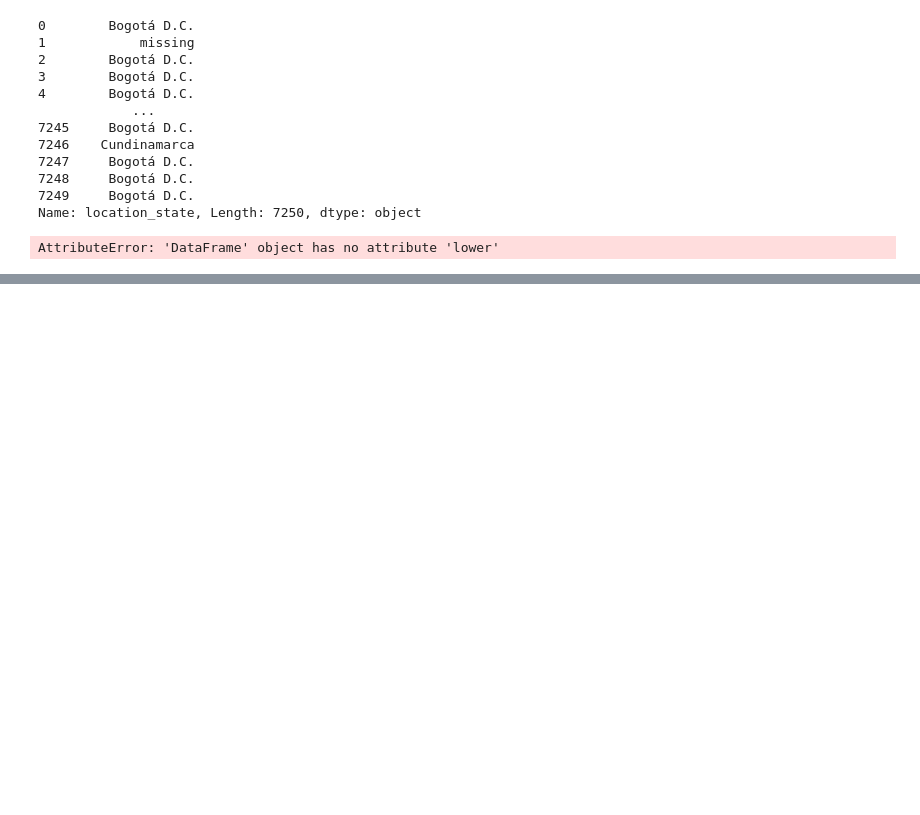
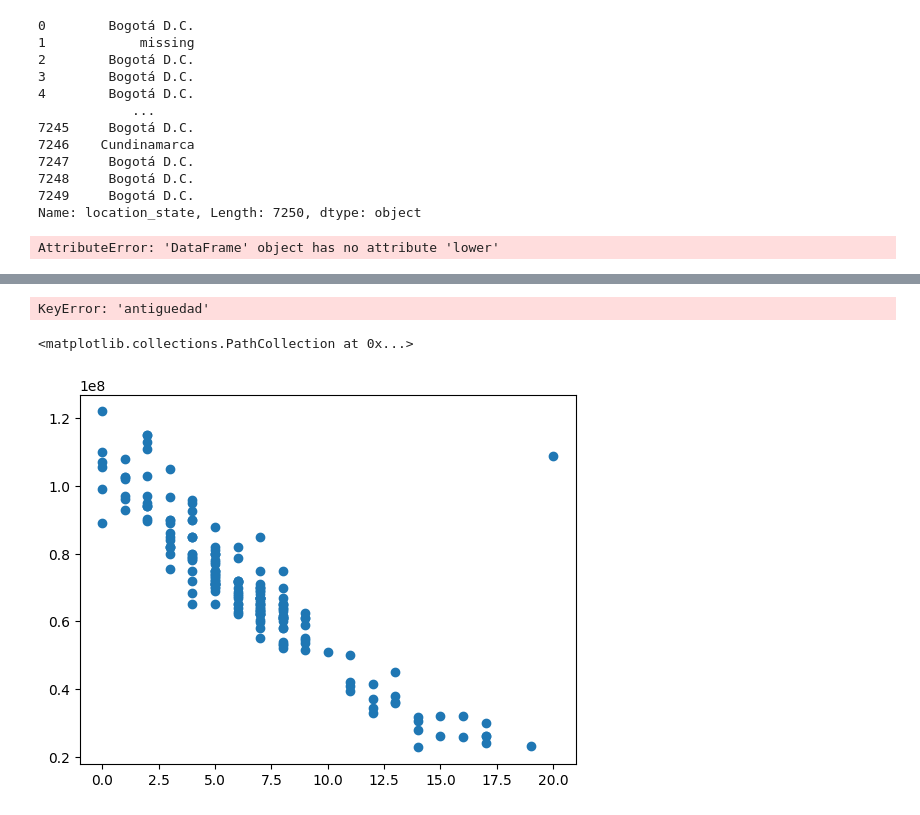
Before and after one commit to Wilmar3752/python_basic_ds_course, a Jupyter notebook: notebooks/2.eda.ipynb, the cells around one changed output, grey strips where cells are left out. Drawn from its saved outputs; the diff is of its cells as text; code cells hidden in the pictures; blank space fills up the shorter version.

```diff
--- a/notebooks/2.eda.ipynb
+++ b/notebooks/2.eda.ipynb
@@ -496,0 +498,9 @@ AttributeError: 'DataFrame' object has no attribute 'lower'
+# %%
+mazda_3["antiguedad"]
+# %% [output]
+KeyError: 'antiguedad'
+# %%
+plt.scatter(mazda_3['antiguedad'], mazda_3['price'])
+# %% [output]
+<matplotlib.collections.PathCollection at 0x...>
+[figure, added]
```
Also changed, not shown: parts of 6 cells of this notebook, 5 other files.
